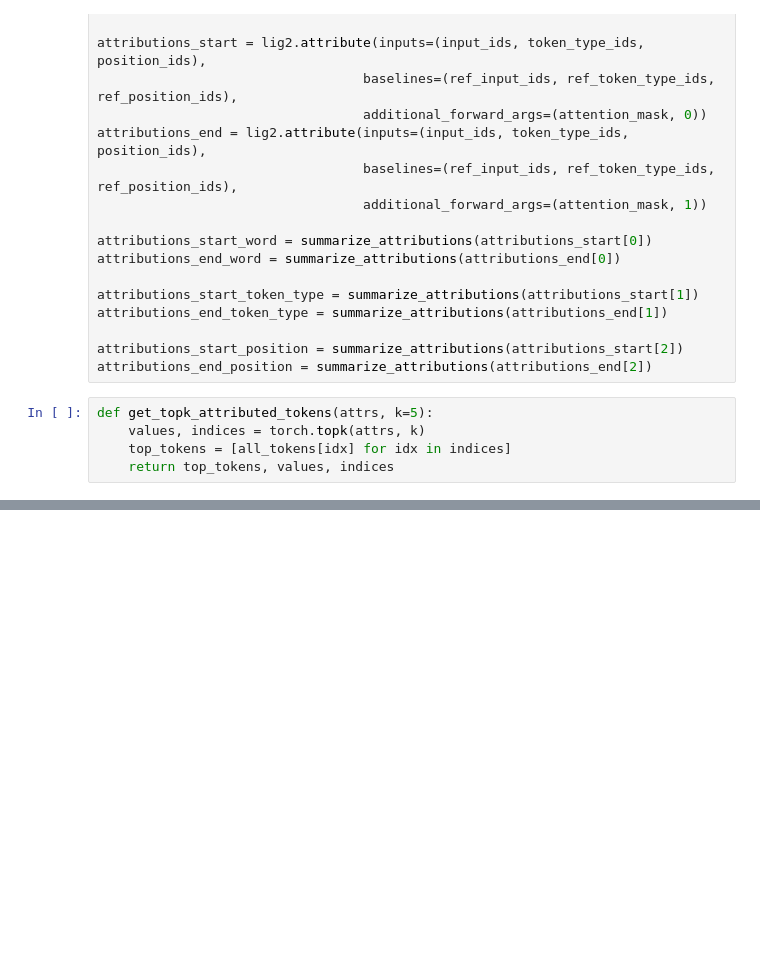
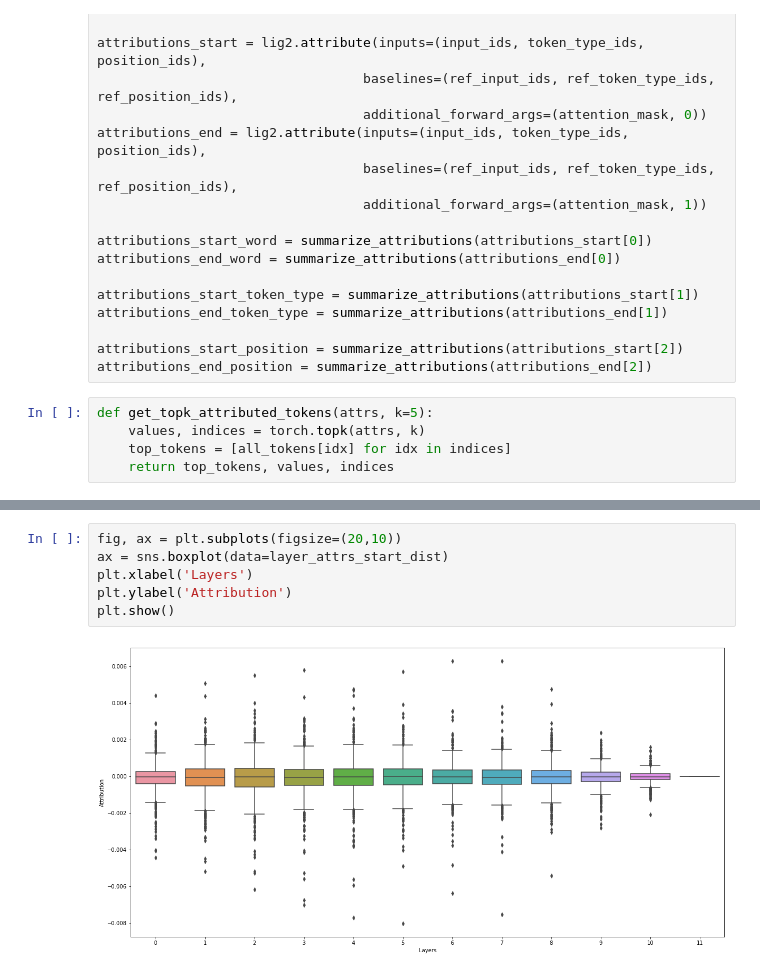
Before and after one commit to jzchan132/BMI, a Jupyter notebook: Interpreting QA with BERT.ipynb, the cells around one changed output, grey strips where cells are left out. Cells and saved outputs as stored; diff of their text form; blank space fills up the shorter version.

```diff
--- a/Interpreting QA with BERT.ipynb
+++ b/Interpreting QA with BERT.ipynb
@@ -226,0 +311,8 @@ ImportError: Missing optional dependency 'Jinja2'. DataFrame.style requires jinj
+# %%
+fig, ax = plt.subplots(figsize=(20,10))
+ax = sns.boxplot(data=layer_attrs_start_dist)
+plt.xlabel('Layers')
+plt.ylabel('Attribution')
+plt.show()
+# %% [output]
+[figure, added]
```
Also changed, not shown: parts of 15 cells of this notebook.
